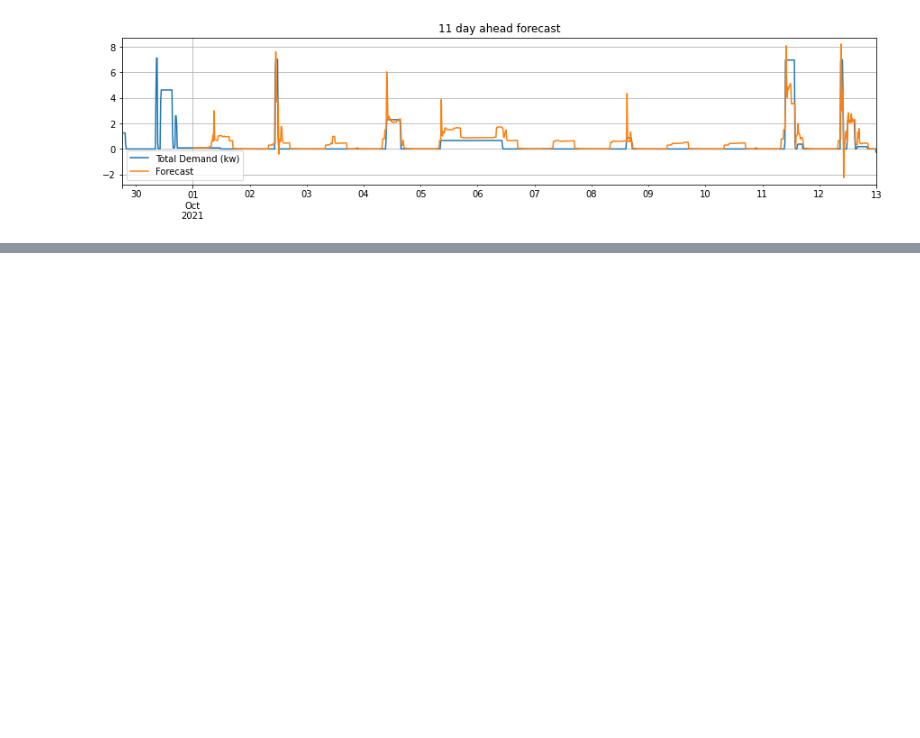
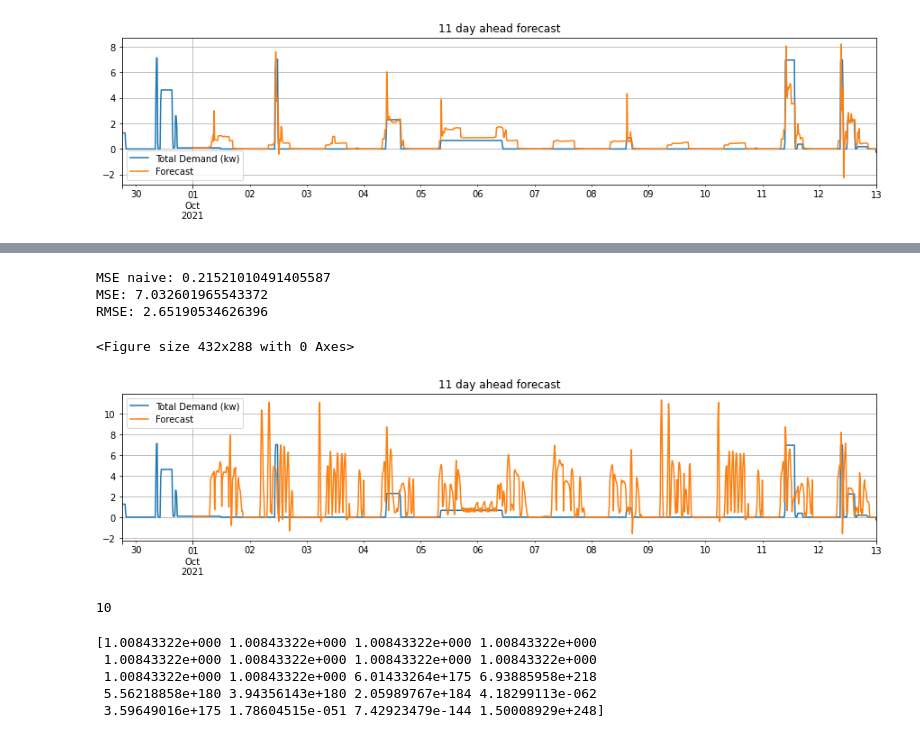
Before and after one commit to I-NERGY/DeepTSF, a Jupyter notebook: PILOT5_HERON/Energy_Demand_Forecasting-15min-Autoregressive-HQ_Parking.ipynb, the cells around one changed output, grey strips where cells are left out. Saved outputs shown, nothing was run; the diff lists cells and outputs as text; code cells hidden in the pictures; blank space fills up the shorter version.

```diff
--- a/PILOT5_HERON/Energy_Demand_Forecasting-15min-Autoregressive-HQ_Parking.ipynb
+++ b/PILOT5_HERON/Energy_Demand_Forecasting-15min-Autoregressive-HQ_Parking.ipynb
@@ -238,0 +363,53 @@ RMSE: 0.652103115247856
+# %%
+prev_forecast = [y_train.to_numpy()[-i] for i in range(10)]
+
+y_preds2 = []
+
+for i in range(len(X_test)):
+    testX = np.empty_like(X_test.to_numpy()[i])
+    testX = X_test.to_numpy()[i]
+
+    count_range = min(i%12,10)
+    for j in range(count_range):
+        testX[j] = prev_forecast[j]
+
+    testY = xgb_reg.predict(testX.reshape(1,len(testX)))
+
+    for j in reversed(range(1,10)):
+        prev_forecast[j] = prev_forecast[j-1]
+    prev_forecast[0] = testY
+
+    y_preds2.append(testY)
+# %%
+ground_truth_line = pd.concat([y_train[-5*24:], y_test])
+
+naive_pred = [y_train.to_numpy().tolist()[-1]] + y_test.to_numpy().tolist()[:-1]
+print("MSE naive:", mse(y_test, naive_pred))
+print("MSE:", mse(y_test, y_preds2))
+print("RMSE:", np.sqrt(mse(y_test, y_preds2)))
+
+plt.figure()
+plot = ground_truth_line.plot(figsize=(15, 3), label='Data', legend=True, title="11 day ahead forecast")
+a = pd.Series(np.array(y_preds2)[:,0])
+a.index = pd.Series(y_test['Total Demand (kw)']).index
+a.plot(label='Forecast', legend=True)
+plot.grid()
+plt.show()
+# %% [output]
+MSE naive: 0.21521010491405587
+MSE: 7.032601965543372
+RMSE: 2.65190534626396
+<Figure size 432x288 with 0 Axes>
+[figure, added]
+# %%
+min(11%12, 10)
+# %% [output]
+10
+# %%
+print(testX)
+# %% [output]
+[1.00843322e+000 1.00843322e+000 1.00843322e+000 1.00843322e+000
+ 1.00843322e+000 1.00843322e+000 1.00843322e+000 1.00843322e+000
+ 1.00843322e+000 1.00843322e+000 6.01433264e+175 6.93885958e+218
+ 5.56218858e+180 3.94356143e+180 2.05989767e+184 4.18299113e-062
+ 3.59649016e+175 1.78604515e-051 7.42923479e-144 1.50008929e+248]
```
Also changed, not shown: parts of 19 cells of this notebook, 1 other file.
